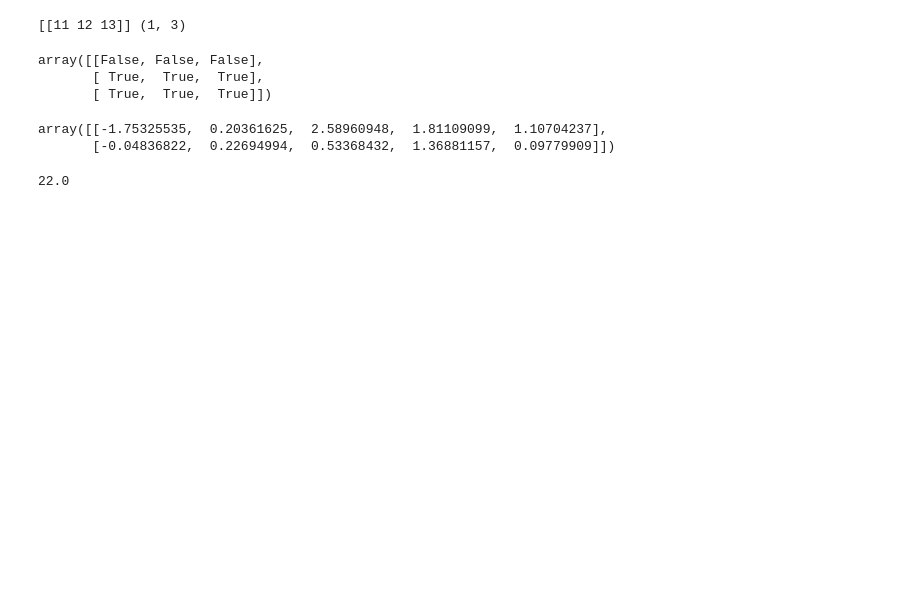
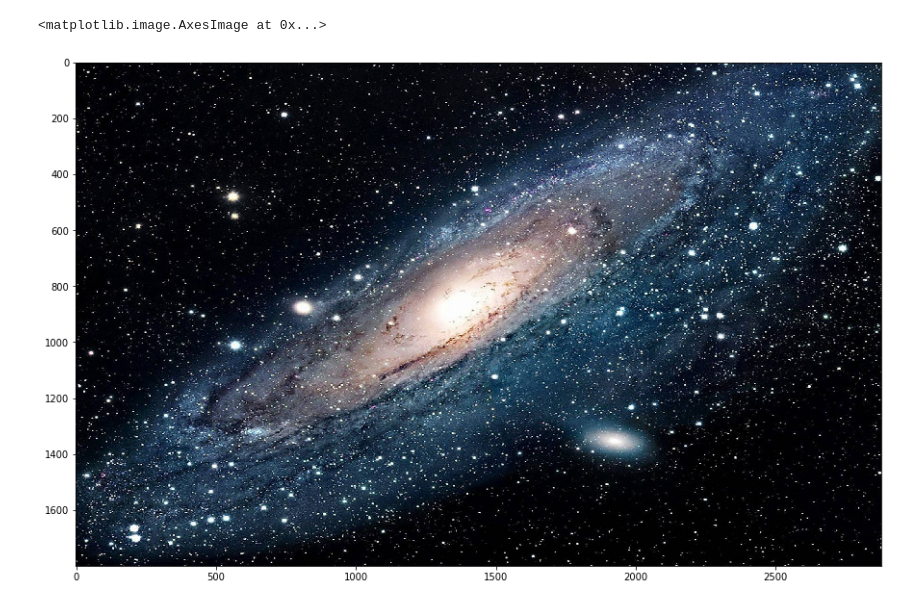
Before and after one commit to hiper2d/python-for-data-science-course, a Jupyter notebook: Week-3-Numpy/practice.ipynb, the cells around one changed output. Drawn from its saved outputs; the diff is of its cells as text; code cells hidden in the pictures; blank space fills up the shorter version.

Commit message:
Added Week 3 numpy practice with picture

```diff
--- a/Week-3-Numpy/practice.ipynb
+++ b/Week-3-Numpy/practice.ipynb
@@ -1,24 +1,11 @@
-# %%
-import numpy as np
-arr = np.array([[11, 12, 13], [21, 22, 23], [31, 32, 33]])
-
-arr_sliced = arr[:1, :]
-print(arr_sliced, arr_sliced.shape)
-# %% [output]
-[[11 12 13]] (1, 3)
-# %%
-(arr > 15)
-# %% [output]
-array([[False, False, False],
-       [ True,  True,  True],
-       [ True,  True,  True]])
-# %%
-rand = np.random.randn(2,5)
-rand
-# %% [output]
-array([[-1.75325535,  0.20361625,  2.58960948,  1.81109099,  1.10704237],
-       [-0.04836822,  0.22694994,  0.53368432,  1.36881157,  0.09779909]])
-# %%
-arr.mean()
-# %% [output]
-22.0
+# %%
+import numpy as np
+from imageio import imread
+import matplotlib.pyplot as plt
+
+plt.figure(figsize=(15,15))
+pic = imread('./wifire/spacee.jpg')
+plt.imshow(pic)
+# %% [output]
+<matplotlib.image.AxesImage at 0x...>
+[figure, added]
```
Also changed, not shown: parts of 3 cells of this notebook, 3 other files.
